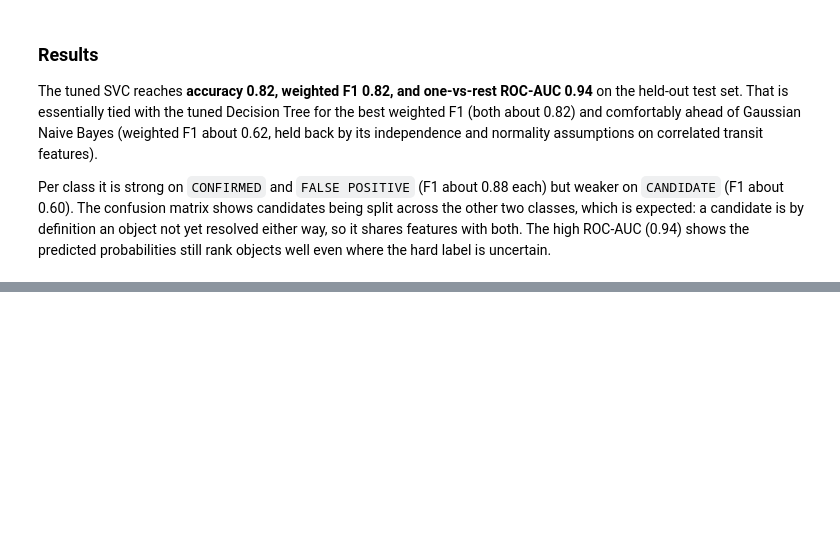
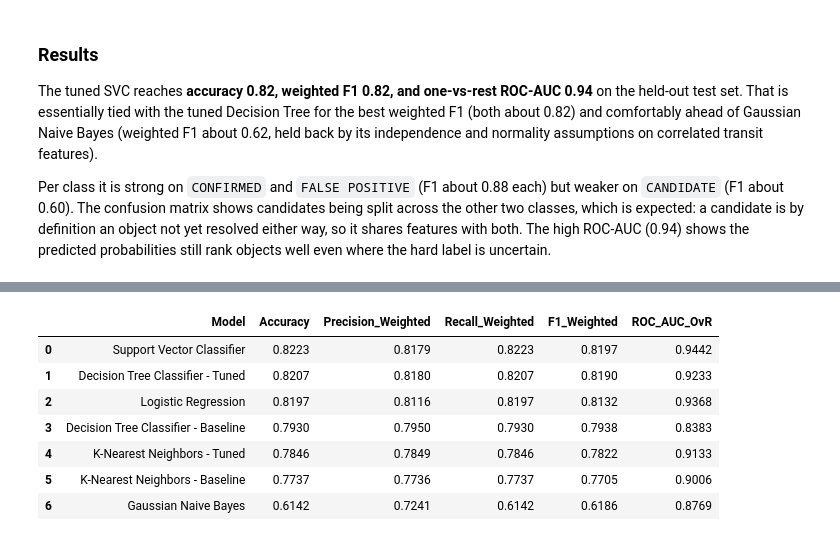
Before and after one commit to DominicKarolPeter/ML-Capstone_project, a Jupyter notebook: notebooks/classification.ipynb, the cells around one changed output, grey strips where cells are left out. Cells and saved outputs as stored; diff of their text form; code cells hidden in the pictures; blank space fills up the shorter version.

```diff
--- a/notebooks/classification.ipynb
+++ b/notebooks/classification.ipynb
@@ -1476,0 +1397,22 @@ label is uncertain.
+# %%
+#consolidated part-a comparison: all five review-1 classifiers on the same split
+part_a_table = pd.DataFrame([
+    logistic_metrics,
+    knn_metrics,
+    tuned_knn_metrics,
+    gnb_metrics,
+    tree_baseline_metrics,
+    tuned_tree_metrics,
+    svc_metrics,
+]).round(4)
+part_a_table = part_a_table.sort_values("F1_Weighted", ascending=False).reset_index(drop=True)
+display(part_a_table)
+# %% [output]
+|  | Model | Accuracy | Precision_Weighted | Recall_Weighted | F1_Weighted | ROC_AUC_OvR |
+| 0 | Support Vector Classifier | 0.8223 | 0.8179 | 0.8223 | 0.8197 | 0.9442 |
+| 1 | Decision Tree Classifier - Tuned | 0.8207 | 0.8180 | 0.8207 | 0.8190 | 0.9233 |
+| 2 | Logistic Regression | 0.8197 | 0.8116 | 0.8197 | 0.8132 | 0.9368 |
+| 3 | Decision Tree Classifier - Baseline | 0.7930 | 0.7950 | 0.7930 | 0.7938 | 0.8383 |
+| 4 | K-Nearest Neighbors - Tuned | 0.7846 | 0.7849 | 0.7846 | 0.7822 | 0.9133 |
+| 5 | K-Nearest Neighbors - Baseline | 0.7737 | 0.7736 | 0.7737 | 0.7705 | 0.9006 |
+| 6 | Gaussian Naive Bayes | 0.6142 | 0.7241 | 0.6142 | 0.6186 | 0.8769 |
```
Also changed, not shown: parts of 20 cells of this notebook, 7 other files.
